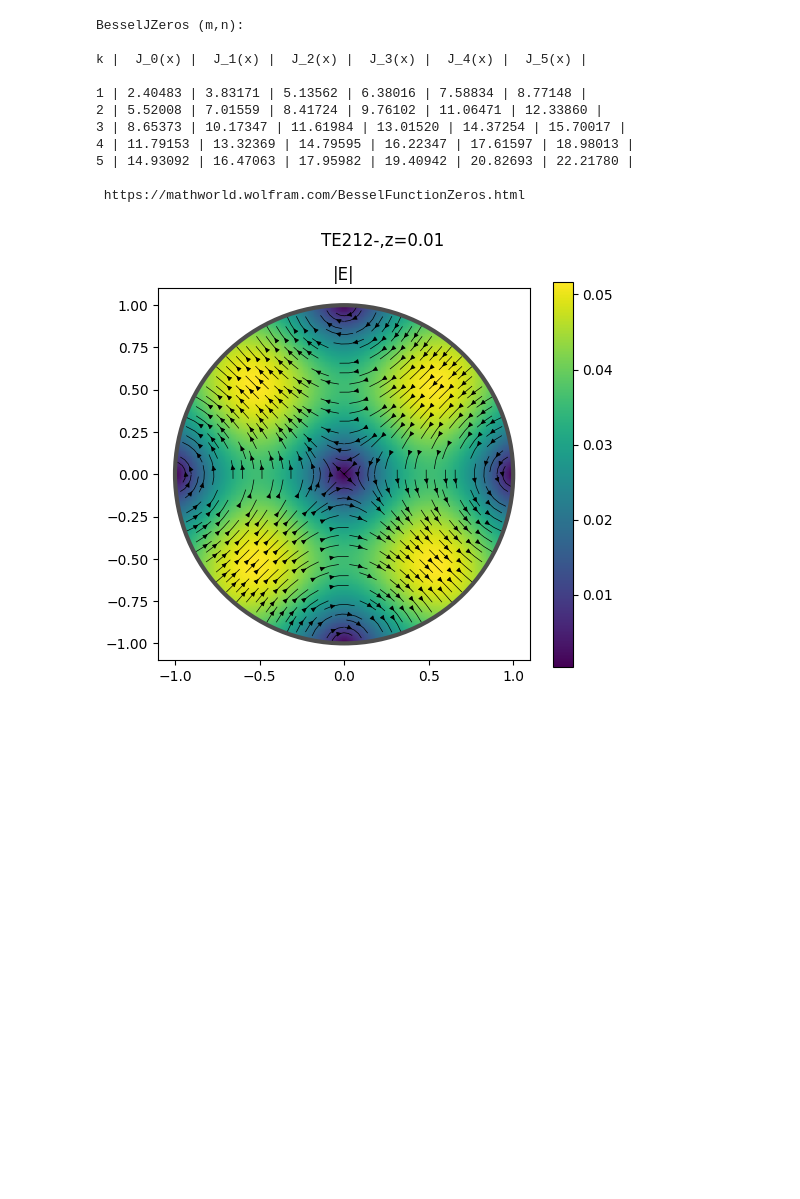
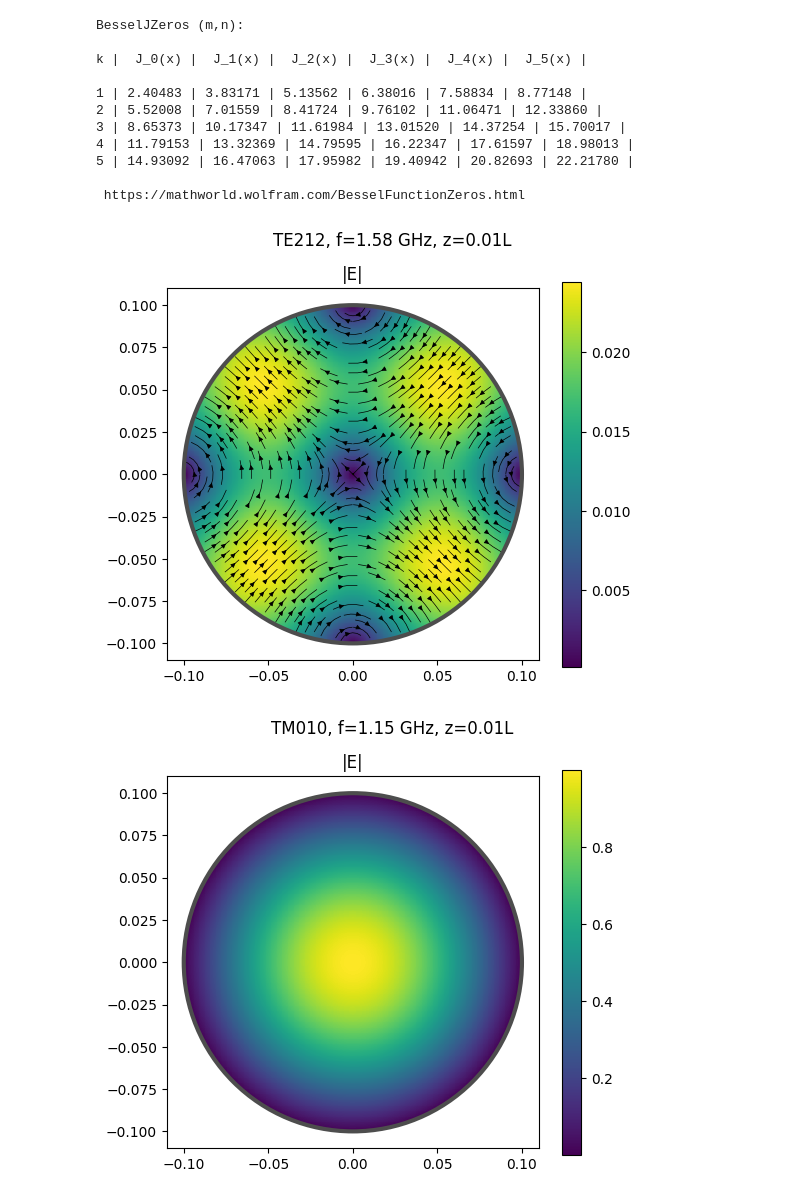
Before and after one commit to gsun01/CAGE, a Jupyter notebook: main.ipynb, the cells around one changed output. Drawn from its saved outputs; the diff is of its cells as text; code cells hidden in the pictures; blank space fills up the shorter version.

```diff
--- a/main.ipynb
+++ b/main.ipynb
@@ -35,17 +39,19 @@ from cavity_modes import CavityModeHelper
 import numpy as np
 import matplotlib.pyplot as plt
 
-a = 1.0  # radius
-L = 1.0  # length
+a = 0.1  # radius in meters
+L = 0.5  # length in meters
 family = "TE"
 m, n, p = 2, 1, 2
 sign = "-"
 cavHelper = CavityModeHelper(a, L)
-Er, Ephi, Ez = cavHelper.mode_functions(family, m, n, p, sign)
+w_TE212 = cavHelper.omega_mnp(family, m, n, p)
+f_TE212 = w_TE212/(2*np.pi)*0.3  # in GHz
+Er, Ephi, Ez = cavHelper.mode_fn_callables(family, m, n, p, sign)
 
 # plot a slice near z=0
 # THIS SHOULD BE MOVED TO A HELPER FILE IN THE FUTURE
-def plot_disk_slice(Fr, Fphi, Fz, a, z0, r_pts=200, ph_pts=200, title="", func_name="", show_components=False):
+def plot_disk_slice(Fr, Fphi, Fz, a, z0, *, r_pts=200, ph_pts=200, title="", func_name="", show_components=False):
     x = np.linspace(-a, a, 2*r_pts)
     y = np.linspace(-a, a, 2*r_pts)
     X, Y = np.meshgrid(x, y, indexing="xy")
@@ -116,34 +122,46 @@ def plot_disk_slice(Fr, Fphi, Fz, a, z0, r_pts=200, ph_pts=200, title="", func_n
     for i, key in enumerate(["r", "phi", "z"]):
         real, imag, mag = comp_dict[key]
         real = np.where(disk, real, np.nan)
         imag = np.where(disk, imag, np.nan)
         mag = np.where(disk, mag, np.nan)
 
         ax_real, ax_imag, ax_mag = axs[i, 0], axs[i, 1], axs[i, 2]
         plt_real = ax_real.pcolormesh(X, Y, real, shading="auto", cmap="viridis")
         ax_real.add_patch(plt.Circle((0, 0), a, edgecolor="0.3", facecolor="none", linewidth=3, zorder=3))
         ax_real.set_aspect("equal", "box")
         ax_real.set_xlim(-1.1*a, 1.1*a); ax_real.set_ylim(-1.1*a, 1.1*a)
         ax_real.set_title(f"Re({func_name}_{key})")
 
         plt_imag = ax_imag.pcolormesh(X, Y, imag, shading="auto", cmap="viridis")
         ax_imag.add_patch(plt.Circle((0, 0), a, edgecolor="0.3", facecolor="none", linewidth=3, zorder=3))
         ax_imag.set_aspect("equal", "box")
         ax_imag.set_xlim(-1.1*a, 1.1*a); ax_imag.set_ylim(-1.1*a, 1.1*a)
         ax_imag.set_title(f"Im({func_name}_{key})")
 
         plt_mag = ax_mag.pcolormesh(X, Y, mag, shading="auto", cmap="viridis")
         ax_mag.add_patch(plt.Circle((0, 0), a, edgecolor="0.3", facecolor="none", linewidth=3, zorder=3))
         ax_mag.set_aspect("equal", "box")
         ax_mag.set_xlim(-1.1*a, 1.1*a); ax_mag.set_ylim(-1.1*a, 1.1*a)
         ax_mag.set_title(f"|{func_name}_{key}|")
 
     fig.colorbar(plt_mag, ax=axs.ravel().tolist())
     plt.suptitle(title or f"Disk slice at z={z0:.3g}")
     plt.show()
 
-z0 = 0.01*L
-plot_disk_slice(Er, Ephi, Ez, a, z0, title=f"{family}{m}{n}{p}{sign},z={z0:.3g}", func_name="E")
+z0_over_L = 0.01
+z0 = z0_over_L * L
+title = f"{family}{m}{n}{p}, f={f_TE212:.3g} GHz, z={z0_over_L:.3g}L"
+plot_disk_slice(Er, Ephi, Ez, a, z0, title=title, func_name="E")
+
+family = "TM"
+m, n, p = 0, 1, 0
+sign = "-"
+w_TM010 = cavHelper.omega_mnp(family, m, n, p)
+f_TM010 = w_TM010/(2*np.pi)*0.3  # in GHz
+Er, Ephi, Ez = cavHelper.mode_fn_callables(family, m, n, p, sign)
+title = f"{family}{m}{n}{p}, f={f_TM010:.3g} GHz, z={z0_over_L:.3g}L"
+plot_disk_slice(Er, Ephi, Ez, a, z0, title=title, func_name="E")
 # %% [output]
-[figure, old version]
+[figure, new version]
+[figure, added]
 # %%
```
Also changed, not shown: parts of 6 cells of this notebook.
